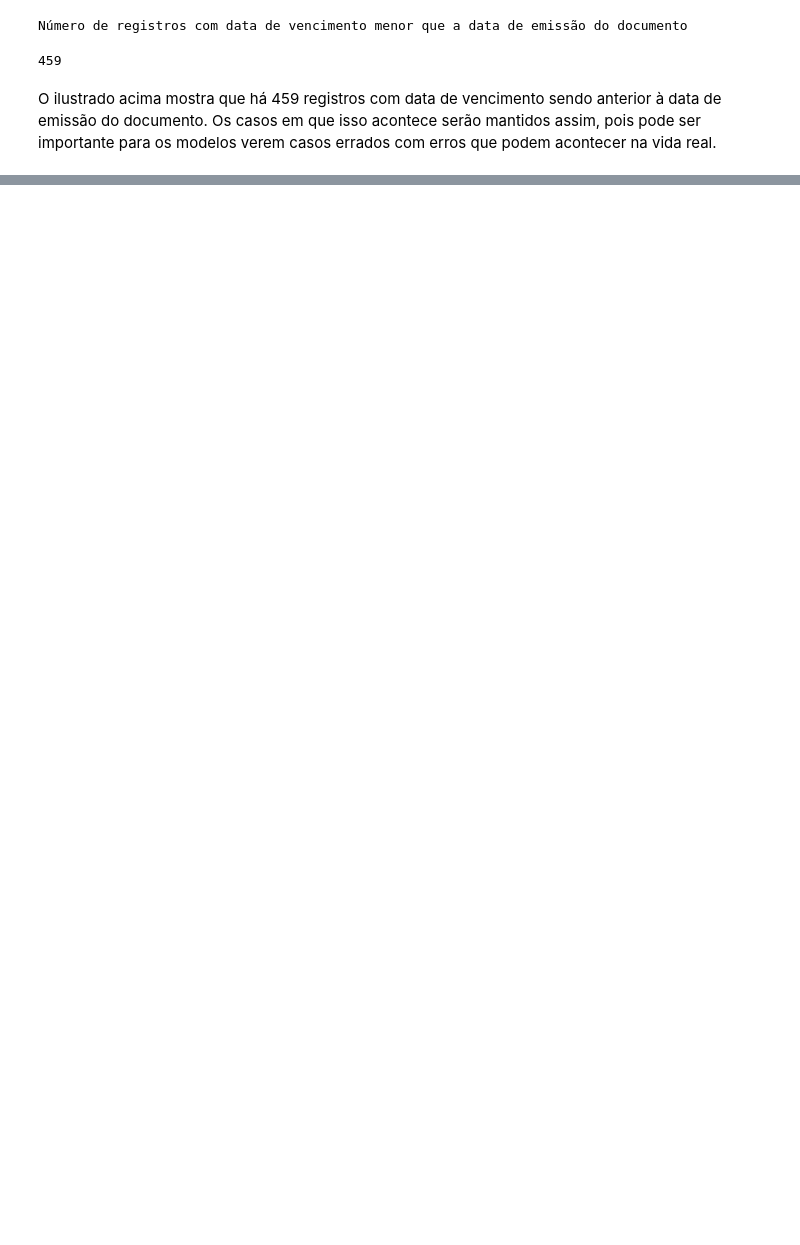
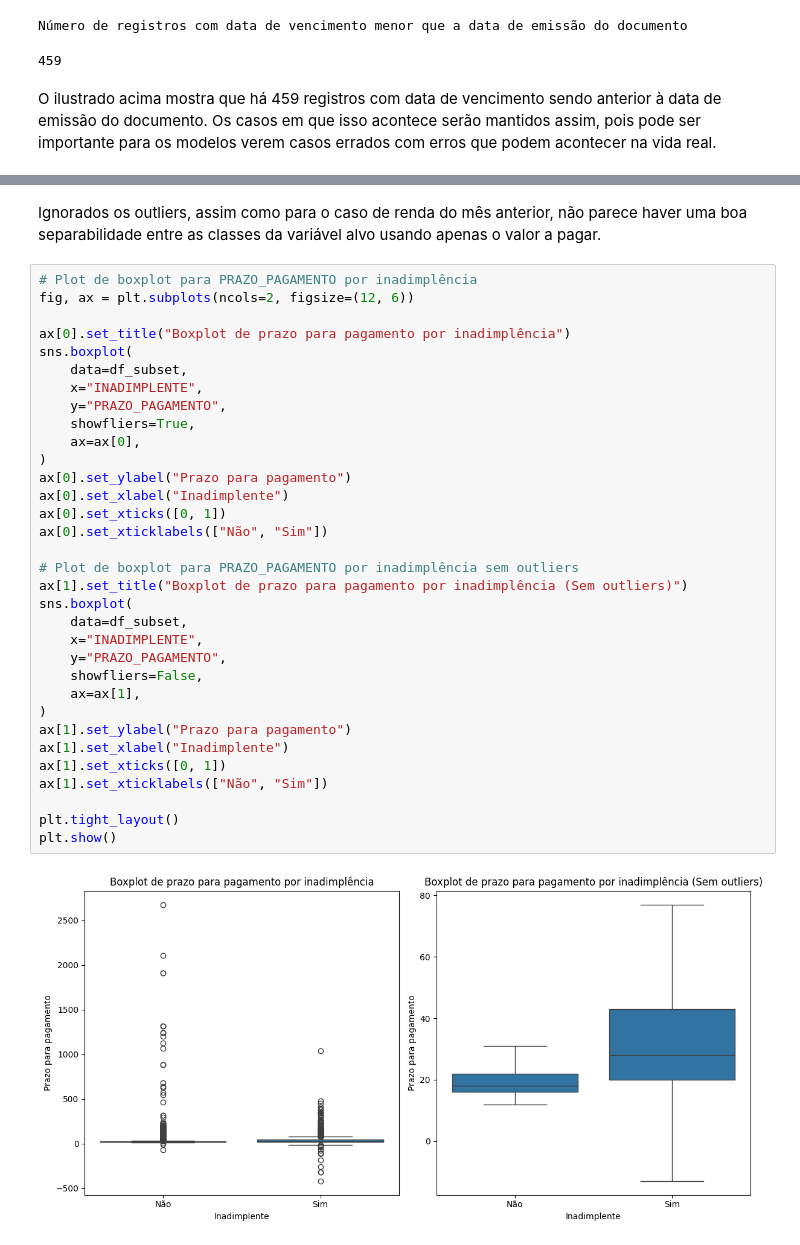
Before and after one commit to gupaulasan/credit-score, a Jupyter notebook: notebooks/credit_score.ipynb, the cells around one changed output, grey strips where cells are left out. Saved outputs shown, nothing was run; the diff lists cells and outputs as text; blank space fills up the shorter version.

```diff
--- a/notebooks/credit_score.ipynb
+++ b/notebooks/credit_score.ipynb
@@ -643,0 +800,37 @@ O ilustrado acima mostra que há 459 registros com data de vencimento sendo ante
+# %% [markdown]
+Ignorados os outliers, assim como para o caso de renda do mês anterior, não parece haver uma boa separabilidade entre as classes da variável alvo usando apenas o valor a pagar.
+# %%
+# Plot de boxplot para PRAZO_PAGAMENTO por inadimplência
+fig, ax = plt.subplots(ncols=2, figsize=(12, 6))
+
+ax[0].set_title("Boxplot de prazo para pagamento por inadimplência")
+sns.boxplot(
+    data=df_subset,
+    x="INADIMPLENTE",
+    y="PRAZO_PAGAMENTO",
+    showfliers=True,
+    ax=ax[0],
+)
+ax[0].set_ylabel("Prazo para pagamento")
+ax[0].set_xlabel("Inadimplente")
+ax[0].set_xticks([0, 1])
+ax[0].set_xticklabels(["Não", "Sim"])
+
+# Plot de boxplot para PRAZO_PAGAMENTO por inadimplência sem outliers
+ax[1].set_title("Boxplot de prazo para pagamento por inadimplência (Sem outliers)")
+sns.boxplot(
+    data=df_subset,
+    x="INADIMPLENTE",
+    y="PRAZO_PAGAMENTO",
+    showfliers=False,
+    ax=ax[1],
+)
+ax[1].set_ylabel("Prazo para pagamento")
+ax[1].set_xlabel("Inadimplente")
+ax[1].set_xticks([0, 1])
+ax[1].set_xticklabels(["Não", "Sim"])
+
+plt.tight_layout()
+plt.show()
+# %% [output]
+[figure, added]
```
Also changed, not shown: parts of 30 cells of this notebook.
